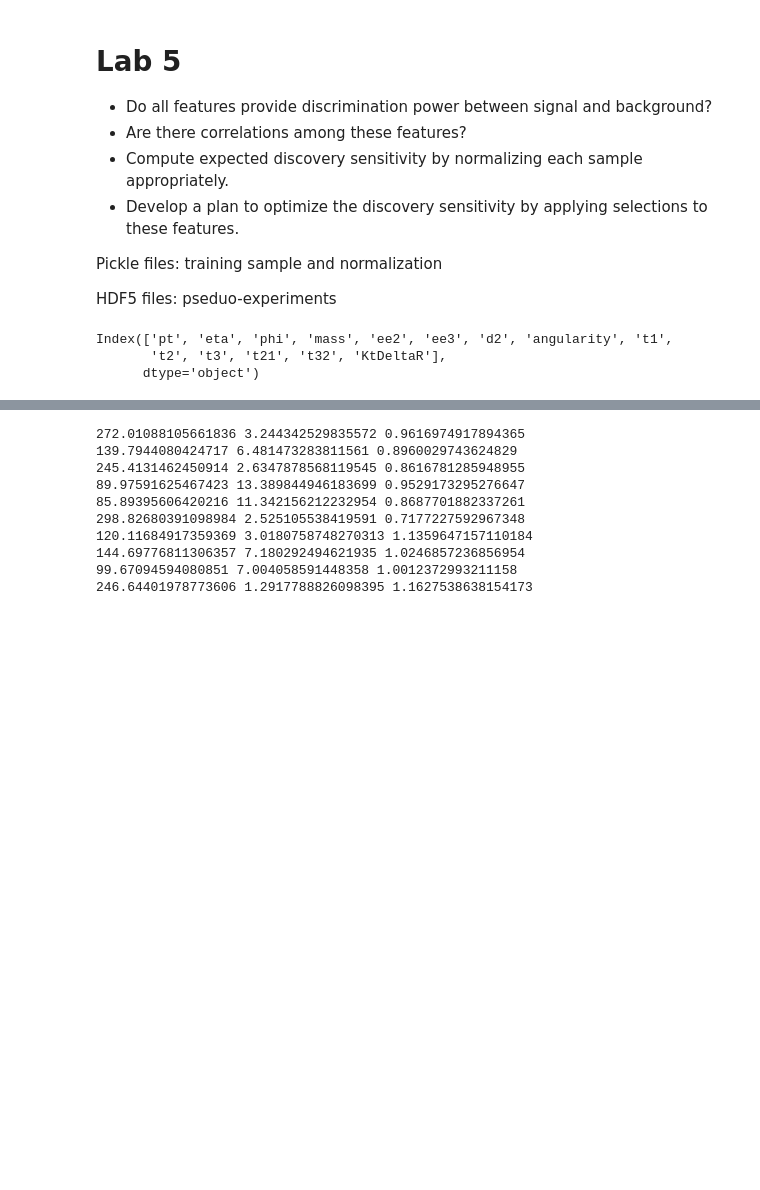
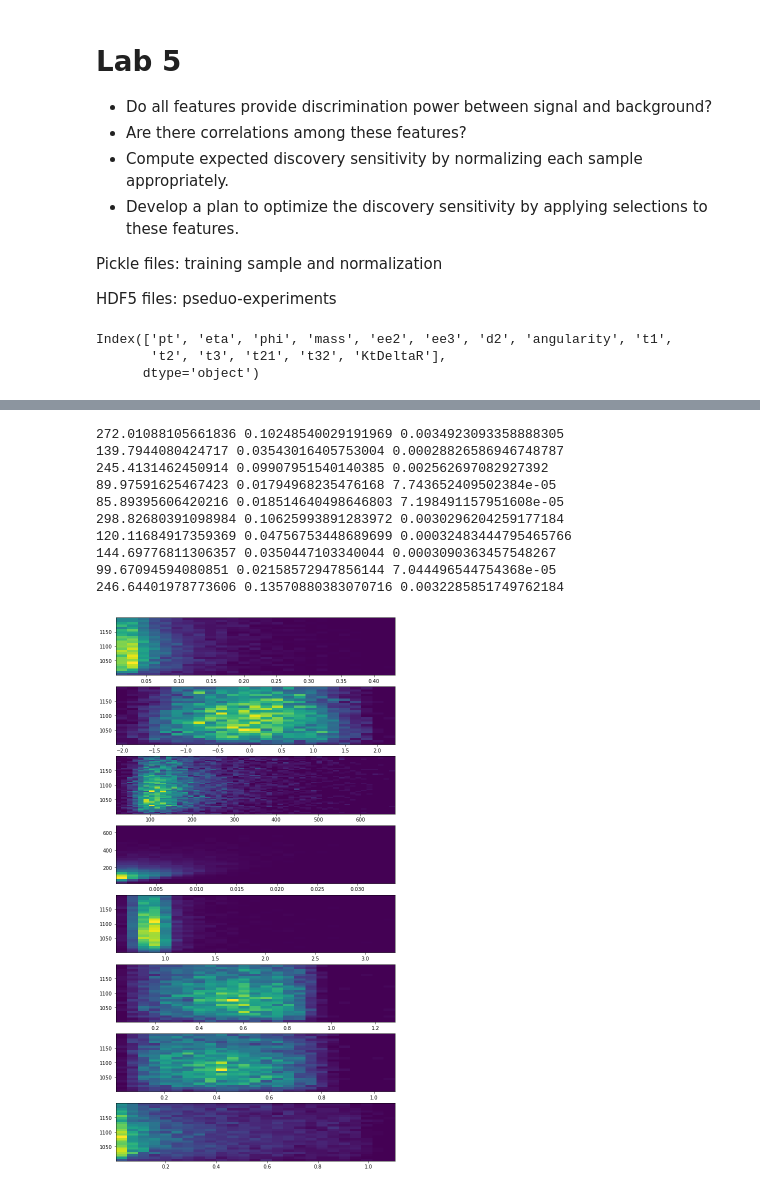
Before and after one commit to JeffreyGao117/Statistics-Higgs-Search, a Jupyter notebook: Lab5.ipynb, the cells around one changed output, grey strips where cells are left out. Saved outputs shown, nothing was run; the diff lists cells and outputs as text; code cells hidden in the pictures; blank space fills up the shorter version.

```diff
--- a/Lab5.ipynb
+++ b/Lab5.ipynb
@@ -14,14 +14,12 @@ import pickle
 
 # open the file of interest, and use pickle loading
 infile = open("qcd_100000_pt_1000_1200.pkl",'rb')
-new_dict = pickle.load(infile)
+data = pickle.load(infile)
 
 # list all keys of the files
-new_dict.keys()
+data.keys()
 
-# Print two variables, mass and d2, of the first 10 jets
-# for i in range(10):
-#     print(new_dict['mass'][i],new_dict['d2'][i])
+# len = 100,000
 # %% [output]
 Index(['pt', 'eta', 'phi', 'mass', 'ee2', 'ee3', 'd2', 'angularity', 't1',
        't2', 't3', 't21', 't32', 'KtDeltaR'],
@@ -86,17 +137,42 @@ Each sample contains 14 features(only high level jet information):
-# %%
-# Exploring data
-
-# Print two variables, mass and d2, of the first 10 jets
-for i in range(10):
-    print(new_dict['mass'][i],new_dict['d2'][i], new_dict['t1'][i])
-# %% [output]
-272.01088105661836 3.244342529835572 0.9616974917894365
-139.7944080424717 6.481473283811561 0.8960029743624829
-245.4131462450914 2.6347878568119545 0.8616781285948955
-89.97591625467423 13.389844946183699 0.9529173295276647
-85.89395606420216 11.342156212232954 0.8687701882337261
-298.82680391098984 2.525105538419591 0.7177227592967348
-120.11684917359369 3.0180758748270313 1.1359647157110184
-144.69776811306357 7.180292494621935 1.0246857236856954
-99.67094594080851 7.004058591448358 1.0012372993211158
-246.64401978773606 1.2917788826098395 1.1627538638154173
+# %%
+# Plotting the data
+
+import matplotlib.pyplot as plt
+import numpy as np
+from scipy import stats, signal
+
+fig1, (ax1, ax2, ax3, ax4, ax5, ax6, ax7, ax8) = plt.subplots(8,1,figsize=(10,20))
+
+# Print variables of the first 10 jets
+for i in range(10):
+    print(data['mass'][i], data['ee2'][i], data['ee3'][i])
+
+# d2 > ee3 > ee2
+ax1.hist2d(data['ee2'][0::10], data['pt'][0::10], bins=25)
+# ax1.plot(data['ee3'][0::1000])
+
+ax2.hist2d(data['eta'][0::10], data['pt'][0::10], bins=25)
+
+ax3.hist2d(data['mass'][0::10], data['pt'][0::10], bins=50)
+
+ax4.hist2d(data['angularity'][0::10], data['mass'][0::10], bins=25)
+
+ax5.hist2d(data['t1'][0::10], data['pt'][0::10], bins=25)
+ax6.hist2d(data['t2'][0::10], data['pt'][0::10], bins=25)
+ax7.hist2d(data['t3'][0::10], data['pt'][0::10], bins=25)
+
+ax8.hist2d(data['KtDeltaR'][0::10], data['pt'][0::10], bins=25)
+
+plt.show()
+# %% [output]
+272.01088105661836 0.10248540029191969 0.0034923093358888305
+139.7944080424717 0.03543016405753004 0.00028826586946748787
+245.4131462450914 0.09907951540140385 0.002562697082927392
+89.97591625467423 0.01794968235476168 7.743652409502384e-05
+85.89395606420216 0.018514640498646803 7.198491157951608e-05
+298.82680391098984 0.10625993891283972 0.0030296204259177184
+120.11684917359369 0.04756753448689699 0.00032483444795465766
+144.69776811306357 0.0350447103340044 0.0003090363457548267
+99.67094594080851 0.02158572947856144 7.044496544754368e-05
+246.64401978773606 0.13570880383070716 0.0032285851749762184
+[figure, added]
```
Also changed, not shown: parts of 4 cells of this notebook.
